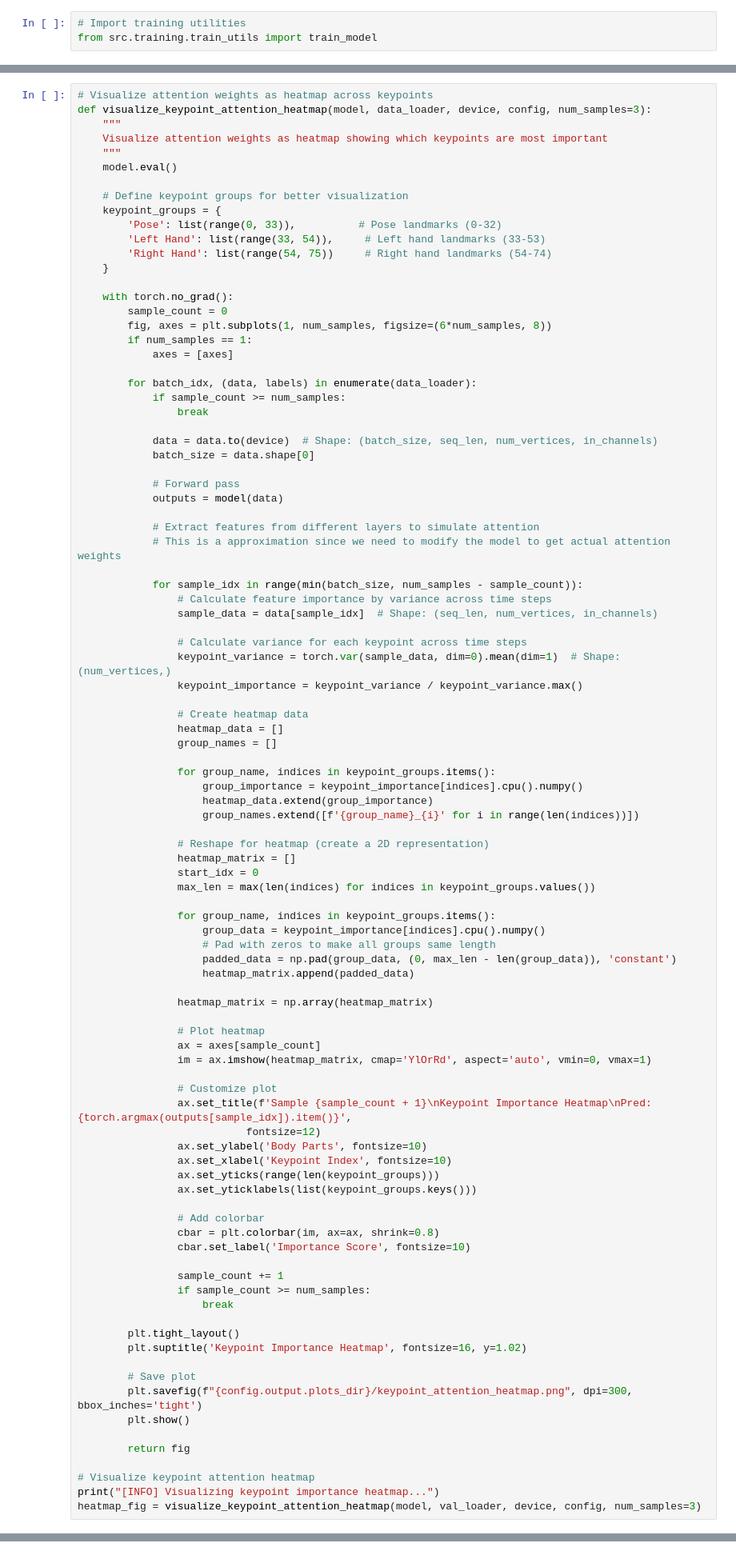
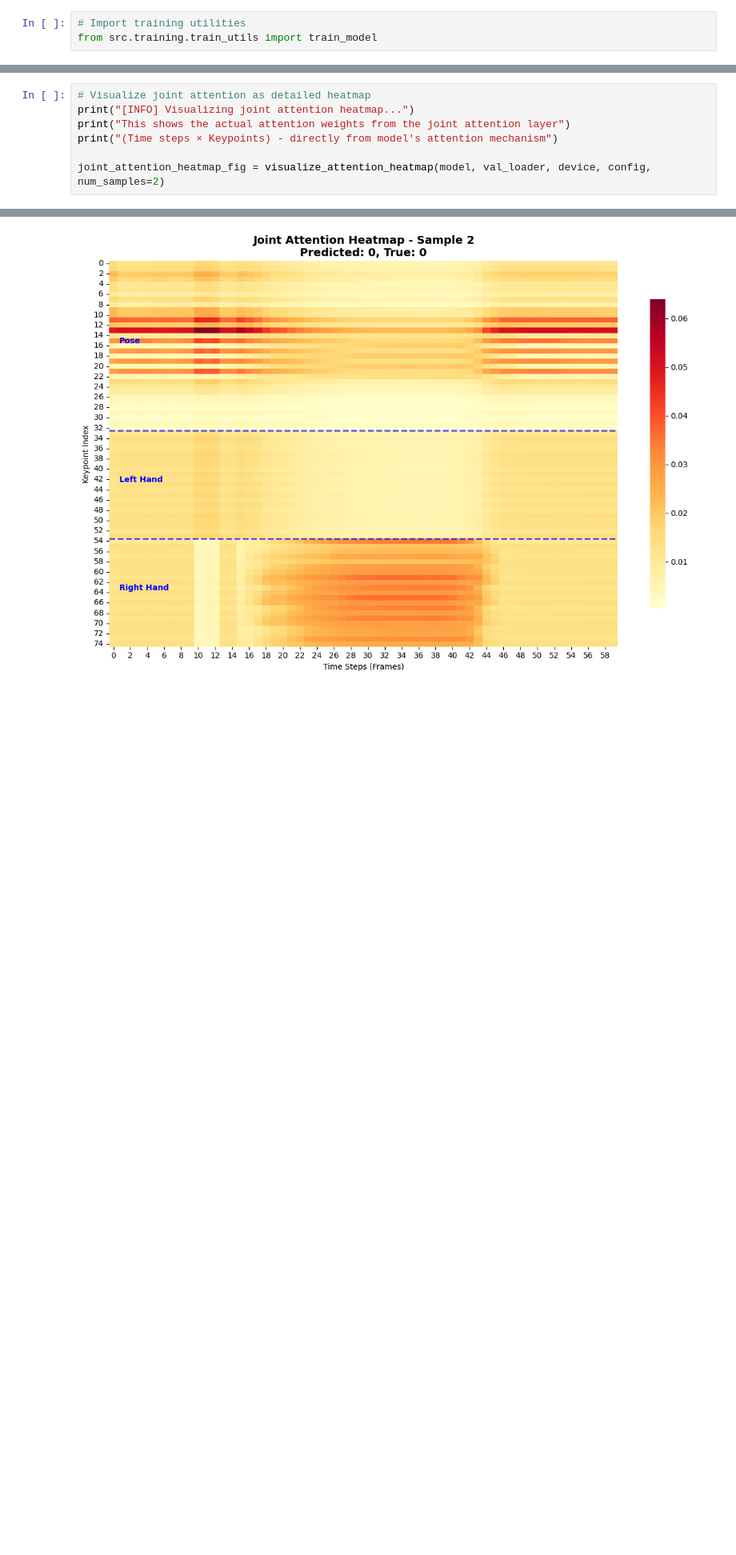
Before and after one commit to AIP491G5/VSLR, a Jupyter notebook: train_HGC_LSTM.ipynb, the cells around one changed output, grey strips where cells are left out. Shown: that part at 80% size. Saved outputs shown, nothing was run; the diff lists cells and outputs as text; blank space fills up the shorter version.

```diff
--- a/train_HGC_LSTM.ipynb
+++ b/train_HGC_LSTM.ipynb
@@ -348,97 +294,8 @@ No attention weights found. Model might not have attention mechanism.
 # %%
-# Visualize attention weights as heatmap across keypoints
-def visualize_keypoint_attention_heatmap(model, data_loader, device, config, num_samples=3):
-    """
-    Visualize attention weights as heatmap showing which keypoints are most important
-    """
-    model.eval()
+# Visualize joint attention as detailed heatmap
+print("[INFO] Visualizing joint attention heatmap...")
+print("This shows the actual attention weights from the joint attention layer")
+print("(Time steps × Keypoints) - directly from model's attention mechanism")
 
-    # Define keypoint groups for better visualization
-    keypoint_groups = {
-        'Pose': list(range(0, 33)),          # Pose landmarks (0-32)
-        'Left Hand': list(range(33, 54)),     # Left hand landmarks (33-53)
-        'Right Hand': list(range(54, 75))     # Right hand landmarks (54-74)
-    }
-
-    with torch.no_grad():
-        sample_count = 0
-        fig, axes = plt.subplots(1, num_samples, figsize=(6*num_samples, 8))
-        if num_samples == 1:
-            axes = [axes]
-
-        for batch_idx, (data, labels) in enumerate(data_loader):
-            if sample_count >= num_samples:
-                break
-
-            data = data.to(device)  # Shape: (batch_size, seq_len, num_vertices, in_channels)
-            batch_size = data.shape[0]
-
-            # Forward pass
-            outputs = model(data)
-
-            # Extract features from different layers to simulate attention
-            # This is a approximation since we need to modify the model to get actual attention weights
-
-            for sample_idx in range(min(batch_size, num_samples - sample_count)):
-                # Calculate feature importance by variance across time steps
-                sample_data = data[sample_idx]  # Shape: (seq_len, num_vertices, in_channels)
-
-                # Calculate variance for each keypoint across time steps
-                keypoint_variance = torch.var(sample_data, dim=0).mean(dim=1)  # Shape: (num_vertices,)
-                keypoint_importance = keypoint_variance / keypoint_variance.max()
-
-                # Create heatmap data
-                heatmap_data = []
-                group_names = []
-
-                for group_name, indices in keypoint_groups.items():
-                    group_importance = keypoint_importance[indices].cpu().numpy()
-                    heatmap_data.extend(group_importance)
-                    group_names.extend([f'{group_name}_{i}' for i in range(len(indices))])
-
-                # Reshape for heatmap (create a 2D representation)
-                heatmap_matrix = []
-                start_idx = 0
-                max_len = max(len(indices) for indices in keypoint_groups.values())
-
-                for group_name, indices in keypoint_groups.items():
-                    group_data = keypoint_importance[indices].cpu().numpy()
-                    # Pad with zeros to make all groups same length
-                    padded_data = np.pad(group_data, (0, max_len - len(group_data)), 'constant')
-                    heatmap_matrix.append(padded_data)
-
-                heatmap_matrix = np.array(heatmap_matrix)
-
-                # Plot heatmap
-                ax = axes[sample_count]
-                im = ax.imshow(heatmap_matrix, cmap='YlOrRd', aspect='auto', vmin=0, vmax=1)
-
-                # Customize plot
-                ax.set_title(f'Sample {sample_count + 1}\nKeypoint Importance Heatmap\nPred: {torch.argmax(outputs[sample_idx]).item()}',
-                           fontsize=12)
-                ax.set_ylabel('Body Parts', fontsize=10)
-                ax.set_xlabel('Keypoint Index', fontsize=10)
-                ax.set_yticks(range(len(keypoint_groups)))
-                ax.set_yticklabels(list(keypoint_groups.keys()))
-
-                # Add colorbar
-                cbar = plt.colorbar(im, ax=ax, shrink=0.8)
-                cbar.set_label('Importance Score', fontsize=10)
-
-                sample_count += 1
-                if sample_count >= num_samples:
-                    break
-
-        plt.tight_layout()
-        plt.suptitle('Keypoint Importance Heatmap', fontsize=16, y=1.02)
-
-        # Save plot
-        plt.savefig(f"{config.output.plots_dir}/keypoint_attention_heatmap.png", dpi=300, bbox_inches='tight')
-        plt.show()
-
-        return fig
-
-# Visualize keypoint attention heatmap
-print("[INFO] Visualizing keypoint importance heatmap...")
-heatmap_fig = visualize_keypoint_attention_heatmap(model, val_loader, device, config, num_samples=3)
+joint_attention_heatmap_fig = visualize_attention_heatmap(model, val_loader, device, config, num_samples=2)
 # %% [output]
@@ -446,0 +308 @@ heatmap_fig = visualize_keypoint_attention_heatmap(model, val_loader, device, co
+[figure, added]
```
Also changed, not shown: parts of 13 cells of this notebook, 26 other files.
